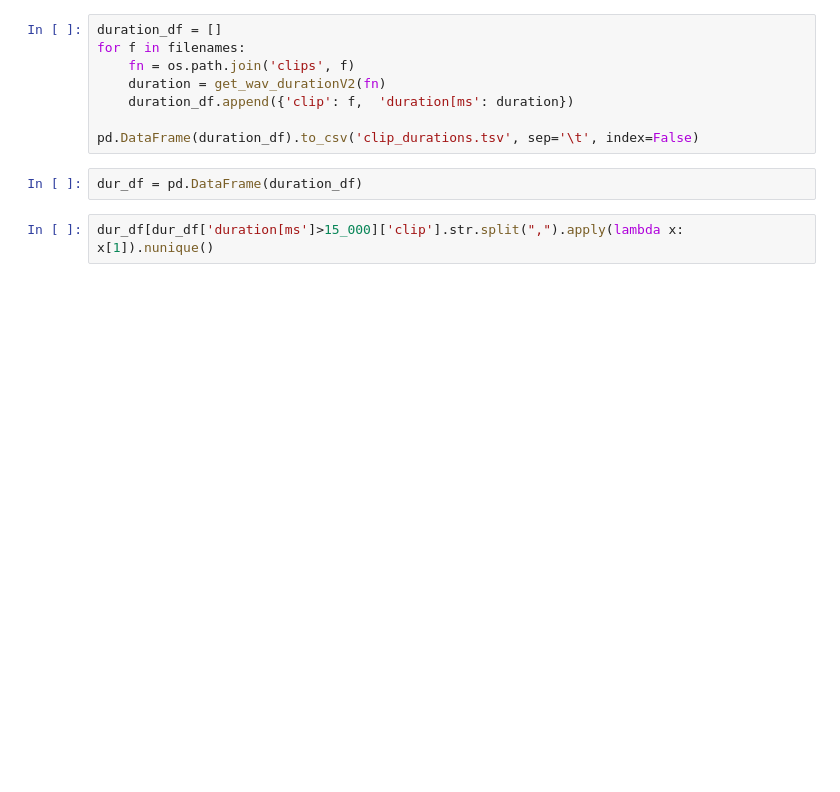
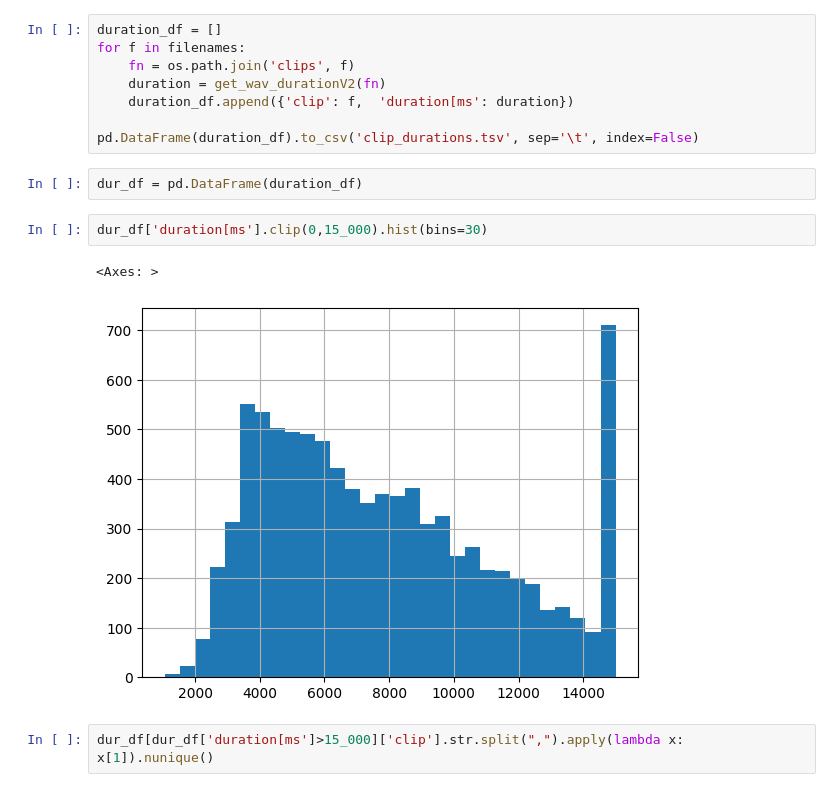
Before and after one commit to bramiozo/SeaNos, a Jupyter notebook: sandbox/dataset_formatter.ipynb, the cells around one changed output. Saved outputs shown, nothing was run; the diff lists cells and outputs as text; blank space fills up the shorter version.

```diff
--- a/sandbox/dataset_formatter.ipynb
+++ b/sandbox/dataset_formatter.ipynb
@@ -297,6 +322,11 @@ for f in filenames:
 pd.DataFrame(duration_df).to_csv('clip_durations.tsv', sep='\t', index=False)
 # %%
 dur_df = pd.DataFrame(duration_df)
+# %%
+dur_df['duration[ms'].clip(0,15_000).hist(bins=30)
+# %% [output]
+<Axes: >
+[figure, added]
 # %%
 dur_df[dur_df['duration[ms']>15_000]['clip'].str.split(",").apply(lambda x: x[1]).nunique()
 # %% [output]
```
Also changed, not shown: parts of 10 cells of this notebook, 1 other file.
